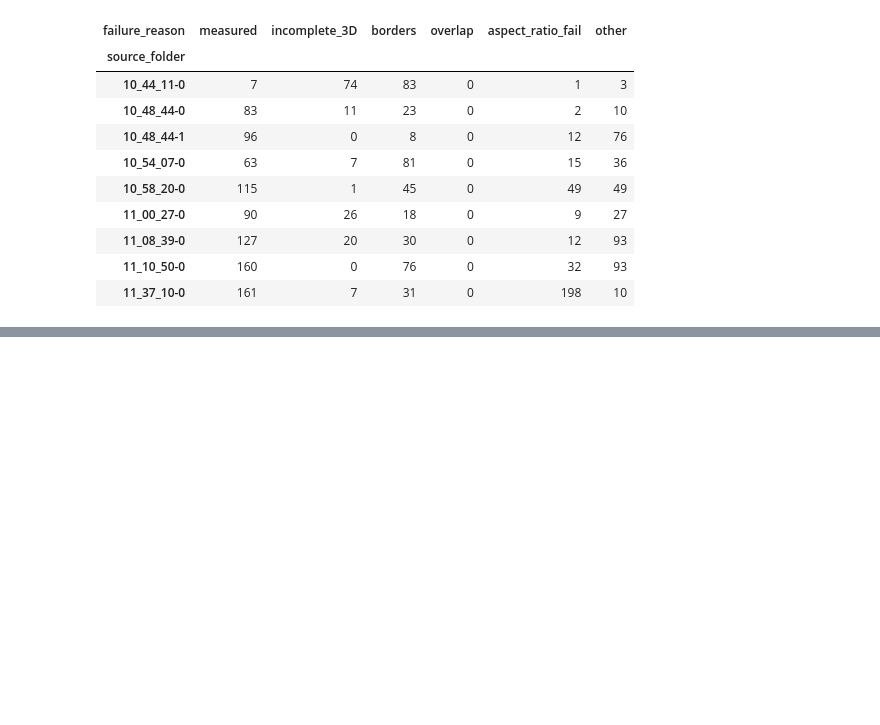
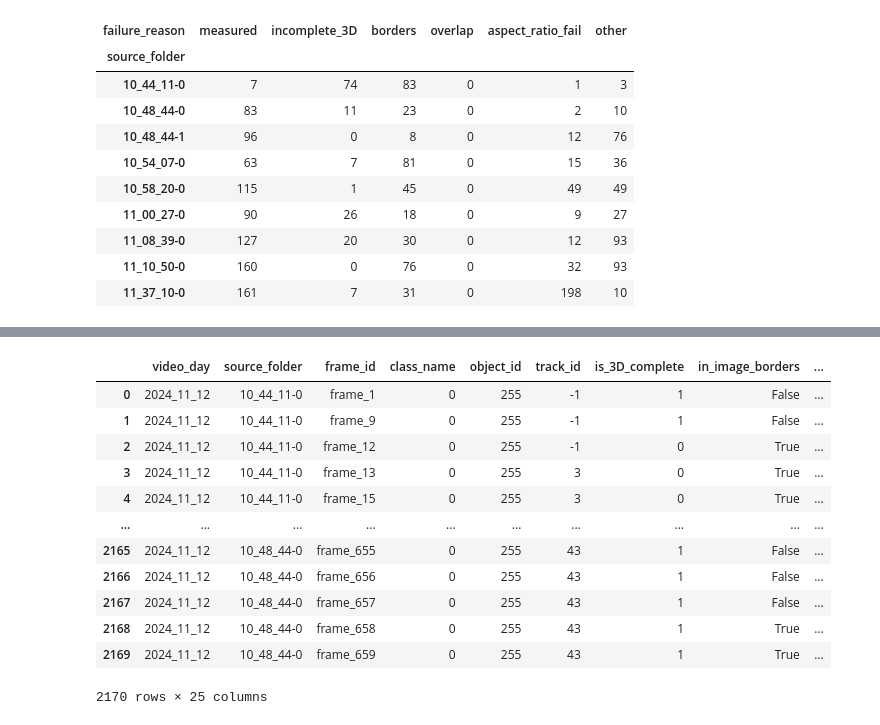
Before and after one commit to Caterina1996/fish_sizing, a Jupyter notebook: scripts/results_analysis/results_analysis.ipynb, the cells around one changed output, grey strips where cells are left out. Saved outputs shown, nothing was run; the diff lists cells and outputs as text; code cells hidden in the pictures; blank space fills up the shorter version.

Commit message:
unifying results processor wip

```diff
--- a/scripts/results_analysis/results_analysis.ipynb
+++ b/scripts/results_analysis/results_analysis.ipynb
@@ -43,8 +43,3 @@ cprint(f"✅ Ground Truth is the same for all videos with a single fish: {gt}","
 Processing fish videos recorded on the date 2024_11_12
 ROOT DIR IS /home/slimbook/fish_sizing/ARTICLE/1_peix/2024_11_12
 ✅ Ground Truth is the same for all videos with a single fish: 31.5
-# %%
-df_raw_agg = rutils.create_df_from_root_folders(root_dir= ROOT_DIR, output_csv_path=ROOT_DIR ,results_dir="corrected_results", gt=None)
-
-
-df_raw_agg.head()
@@ -968,0 +232,16 @@ plot_track_evolution_detailed(df_raw,"12_12_06_compressed",1, ar_thr=2, angle_th
+# %%
+df_raw_agg
+# %% [output]
+|  | video_day | source_folder | frame_id | class_name | object_id | track_id | is_3D_complete | in_image_borders | ... |
+| 0 | 2024_11_12 | 10_44_11-0 | frame_1 | 0 | 255 | -1 | 1 | False | ... |
+| 1 | 2024_11_12 | 10_44_11-0 | frame_9 | 0 | 255 | -1 | 1 | False | ... |
+| 2 | 2024_11_12 | 10_44_11-0 | frame_12 | 0 | 255 | -1 | 0 | True | ... |
+| 3 | 2024_11_12 | 10_44_11-0 | frame_13 | 0 | 255 | 3 | 0 | True | ... |
+| 4 | 2024_11_12 | 10_44_11-0 | frame_15 | 0 | 255 | 3 | 0 | True | ... |
+| ... | ... | ... | ... | ... | ... | ... | ... | ... | ... |
+| 2165 | 2024_11_12 | 10_48_44-0 | frame_655 | 0 | 255 | 43 | 1 | False | ... |
+| 2166 | 2024_11_12 | 10_48_44-0 | frame_656 | 0 | 255 | 43 | 1 | False | ... |
+| 2167 | 2024_11_12 | 10_48_44-0 | frame_657 | 0 | 255 | 43 | 1 | False | ... |
+| 2168 | 2024_11_12 | 10_48_44-0 | frame_658 | 0 | 255 | 43 | 1 | True | ... |
+| 2169 | 2024_11_12 | 10_48_44-0 | frame_659 | 0 | 255 | 43 | 1 | True | ... |
+2170 rows × 25 columns
```
Also changed, not shown: parts of 19 cells of this notebook, 5 other files.
